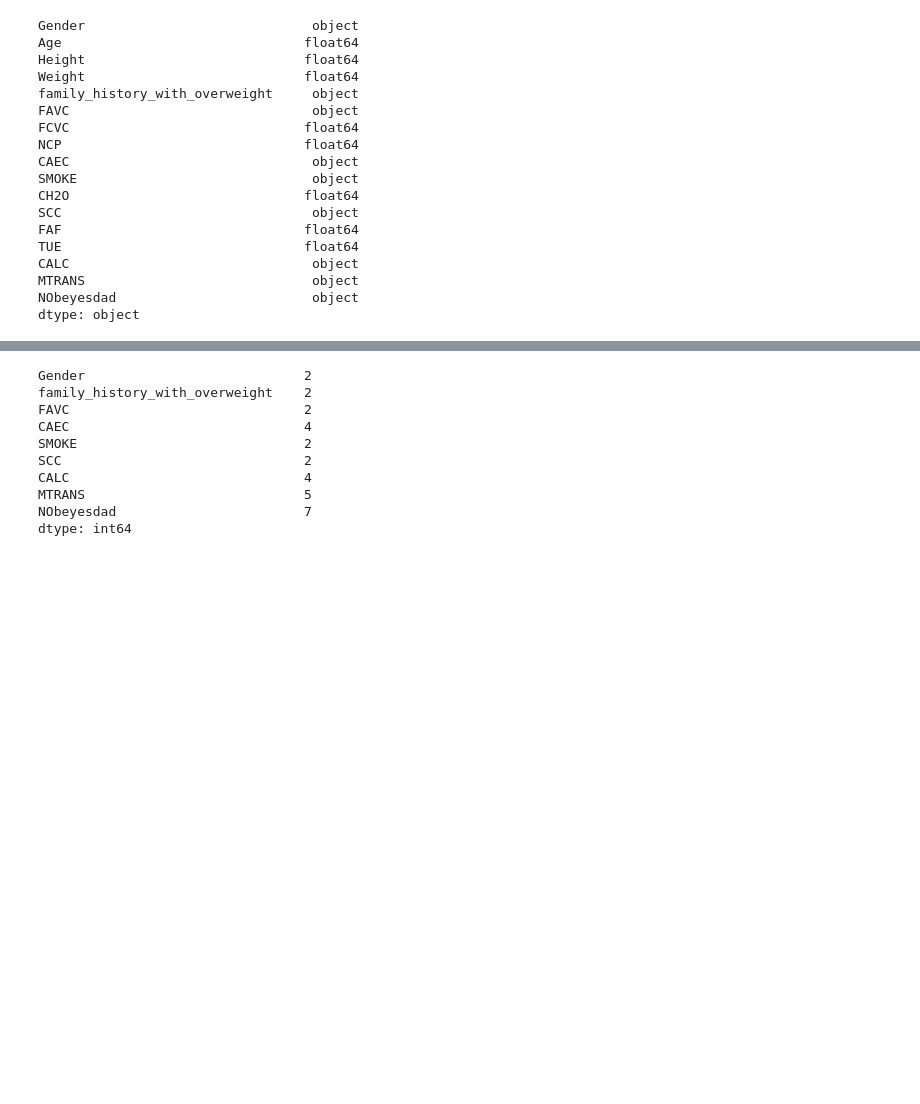
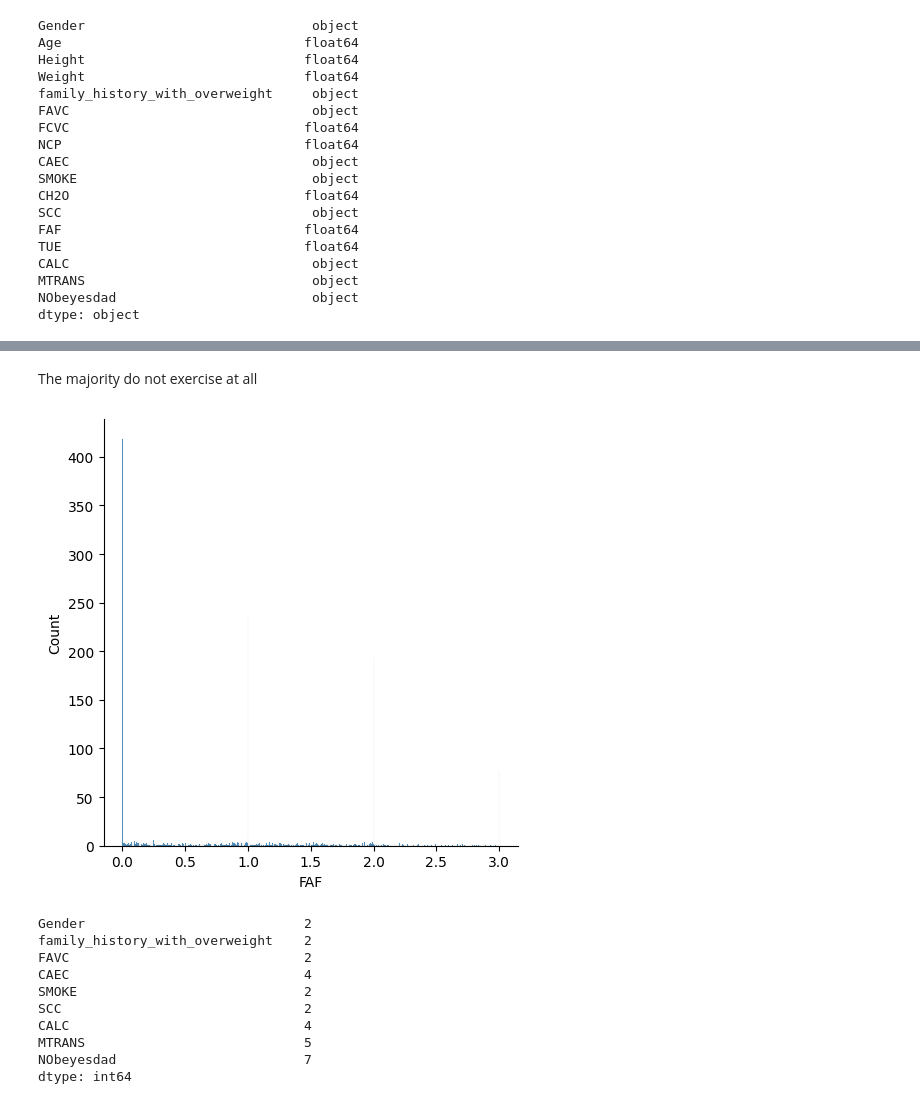
Before and after one commit to Riley94/ISL, a Jupyter notebook: project.ipynb, the cells around one changed output, grey strips where cells are left out. Cells and saved outputs as stored; diff of their text form; code cells hidden in the pictures; blank space fills up the shorter version.

```diff
--- a/project.ipynb
+++ b/project.ipynb
@@ -61,3 +78,10 @@ dtype: object
+# %% [markdown]
+The majority do not exercise at all
+# %%
+sns.displot(data['FAF'], bins=data['FAF'].nunique())
+plt.show()
+# %% [output]
+[figure, added]
 # %%
 # Identify numerical and categorical columns
 num_features = data.select_dtypes(include=['int64', 'float64']).columns
```
Also changed, not shown: parts of 44 cells of this notebook.
